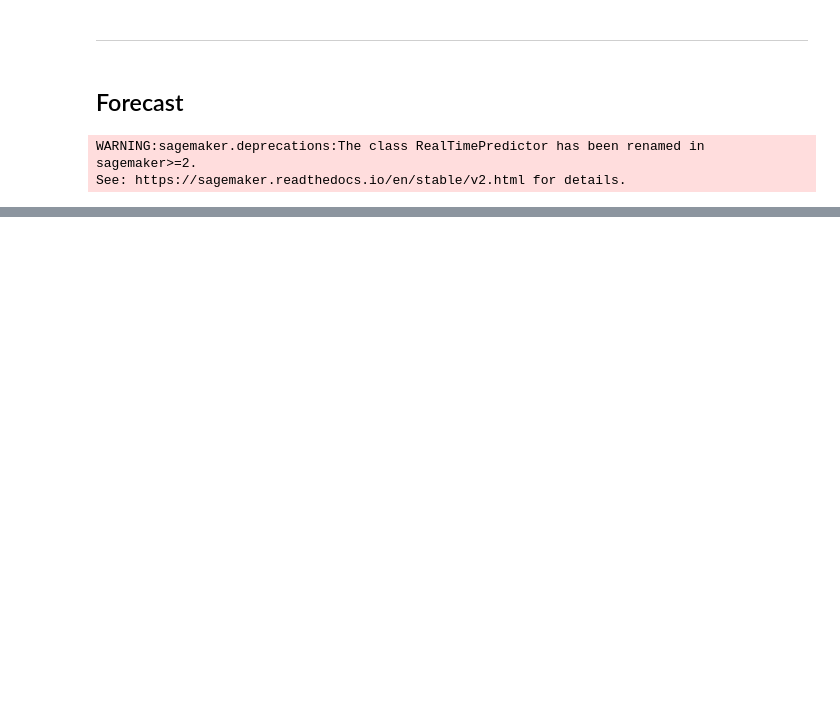
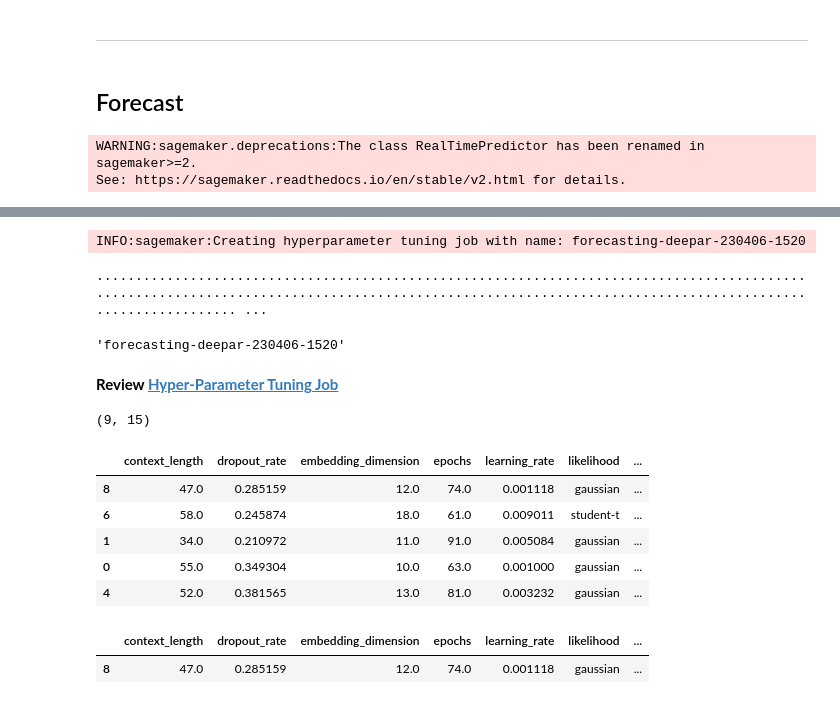
Before and after one commit to zalvatore/Predicting_Police_Activity, a Jupyter notebook: 3_Calls_ DeepAR.ipynb, the cells around one changed output, grey strips where cells are left out. Saved outputs shown, nothing was run; the diff lists cells and outputs as text; code cells hidden in the pictures; blank space fills up the shorter version.

Commit message:
HyperTunning

```diff
--- a/3_Calls_ DeepAR.ipynb
+++ b/3_Calls_ DeepAR.ipynb
@@ -413,0 +470,22 @@ sagemaker_session.delete_endpoint(endpoint_name)
+# %%
+from sagemaker.tuner import IntegerParameter, CategoricalParameter, HyperparameterTuner
+
+tuner = HyperparameterTuner(
+    estimator,
+    objective_type='Minimize',
+    objective_metric_name='test:RMSE',
+    hyperparameter_ranges={
+                                                'dropout_rate': sagemaker.tuner.ContinuousParameter(0.2, 0.4),
+                                                'likelihood': sagemaker.tuner.CategoricalParameter(['student-t', 'gaussian']),
+                                                'context_length': sagemaker.tuner.IntegerParameter(30, 60),
+                                                'embedding_dimension': sagemaker.tuner.IntegerParameter(10, 20),
+                                                'num_layers': sagemaker.tuner.IntegerParameter(1, 2),
+                                                'learning_rate': sagemaker.tuner.ContinuousParameter(0.001, 0.01),
+                                                'epochs': sagemaker.tuner.IntegerParameter(50, 100),
+                                                'num_cells': sagemaker.tuner.IntegerParameter(64, 128),
+                                                'mini_batch_size': sagemaker.tuner.IntegerParameter(64, 128)
+                                            },
+    max_jobs=9,
+    max_parallel_jobs=3,
+    strategy='Bayesian'
+)
@@ -413,0 +494,49 @@ sagemaker_session.delete_endpoint(endpoint_name)
+# %%
+tuner.fit(inputs=data_channels)
+# %% [output]
+INFO:sagemaker:Creating hyperparameter tuning job with name: forecasting-deepar-230406-1520
+........................................................................................................................................................................................................ ...
+# %%
+from pprint import pprint
+
+tuning_job_name = tuner.latest_tuning_job.job_name
+# %%
+tuning_job_name
+# %% [output]
+'forecasting-deepar-230406-1520'
+# %%
+from IPython.core.display import display, HTML
+
+display(
+    HTML(
+        '<b>Review <a target="blank" href="https://console.aws.amazon.com/sagemaker/home?region={}#/hyper-tuning-jobs/{}">Hyper-Parameter Tuning Job</a></b>'.format(
+            region, tuning_job_name
+        )
+    )
+)
+# %% [output]
+Review Hyper-Parameter Tuning Job
+# %%
+from sagemaker.analytics import HyperparameterTuningJobAnalytics
+
+hp_results = HyperparameterTuningJobAnalytics(sagemaker_session=sagemaker_session,
+                                              hyperparameter_tuning_job_name=tuning_job_name)
+
+df_results = hp_results.dataframe()
+df_results.shape
+# %% [output]
+(9, 15)
+# %%
+df_results.sort_values("FinalObjectiveValue", ascending=1).head(5)
+# %% [output]
+|  | context_length | dropout_rate | embedding_dimension | epochs | learning_rate | likelihood | ... |
+| 8 | 47.0 | 0.285159 | 12.0 | 74.0 | 0.001118 | gaussian | ... |
+| 6 | 58.0 | 0.245874 | 18.0 | 61.0 | 0.009011 | student-t | ... |
+| 1 | 34.0 | 0.210972 | 11.0 | 91.0 | 0.005084 | gaussian | ... |
+| 0 | 55.0 | 0.349304 | 10.0 | 63.0 | 0.001000 | gaussian | ... |
+| 4 | 52.0 | 0.381565 | 13.0 | 81.0 | 0.003232 | gaussian | ... |
+# %%
+df_results.sort_values("FinalObjectiveValue", ascending=1).head(1)
+# %% [output]
+|  | context_length | dropout_rate | embedding_dimension | epochs | learning_rate | likelihood | ... |
+| 8 | 47.0 | 0.285159 | 12.0 | 74.0 | 0.001118 | gaussian | ... |
```
Also changed, not shown: parts of 23 cells of this notebook.
